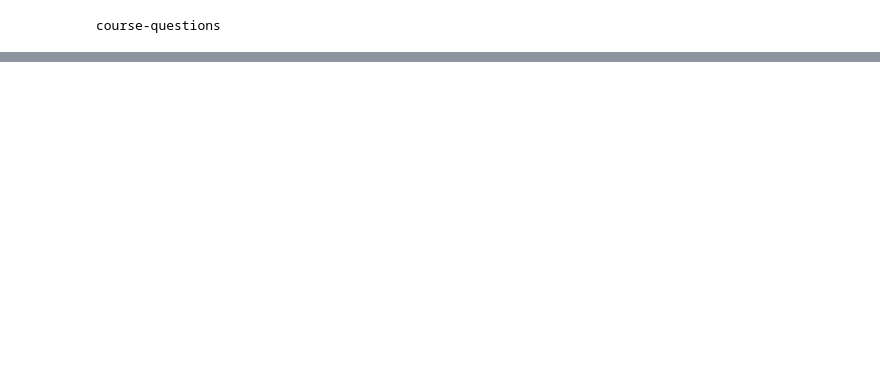
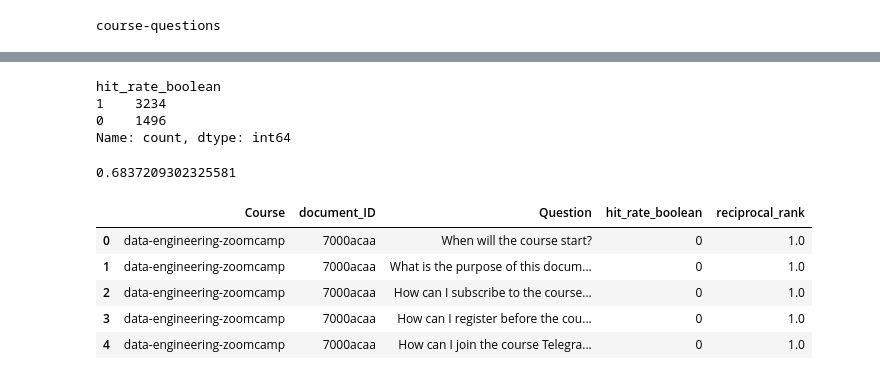
Before and after one commit to peterchettiar/LLMZoomcamp_2024, a Jupyter notebook: Module-3-vector-databases/evaluating_text_search.ipynb, the cells around one changed output, grey strips where cells are left out. Drawn from its saved outputs; the diff is of its cells as text; code cells hidden in the pictures; blank space fills up the shorter version.

```diff
--- a/Module-3-vector-databases/evaluating_text_search.ipynb
+++ b/Module-3-vector-databases/evaluating_text_search.ipynb
@@ -129,0 +131,20 @@ ground_truth_df.head()
+# %%
+ground_truth_df.dropna(inplace=True)
+# %%
+# now that we have loaded our ground truth dataset, we can evaluate our retrieval system
+# lets proceed to define a funtion that returns the first metric, hit rate
+# hit rate is the percentage of successful results where the system returns at least one relevant document
+
+def hit_rate(course:str, doc_id:str, query:str):
+    query_res = elasticsearch_query(query=query, course=course)
+
+    hit_rate = [True if res["_source"]['id'] == doc_id else False for res in query_res]
+
+    if any(hit_rate):
+        return 1
+
+    return 0
+# %%
+ground_truth_df['hit_rate_boolean'] = ground_truth_df.apply(lambda x : hit_rate(x['Course'],x['document_ID'],x['Question']), axis=1)
+
+ground_truth_df.head()
@@ -129,0 +158,34 @@ ground_truth_df.head()
+# %%
+ground_truth_df.hit_rate_boolean.value_counts()
+# %% [output]
+hit_rate_boolean
+1    3234
+0    1496
+Name: count, dtype: int64
+# %%
+# time to calculate hit-rate
+ground_truth_df['hit_rate_boolean'].sum() / ground_truth_df['hit_rate_boolean'].count()
+# %% [output]
+0.6837209302325581
+# %%
+# now to define a function that returns the rank of the relevant results for a particular query
+def mrr(course:str, doc_id:str, query:str) -> int:
+    query_res = elasticsearch_query(query=query, course=course)
+
+    id_res = [res['_source']['id'] for res in query_res]
+
+    for index, id in enumerate(id_res):
+        if id == doc_id:
+            return 1/(index+1)
+    return 0
+# %%
+ground_truth_df['reciprocal_rank'] = ground_truth_df.apply(lambda x : mrr(x['Course'],x['document_ID'],x['Question']), axis=1)
+
+ground_truth_df.head()
+# %% [output]
+|  | Course | document_ID | Question | hit_rate_boolean | reciprocal_rank |
+| 0 | data-engineering-zoomcamp | 7000acaa | When will the course start? | 0 | 1.0 |
+| 1 | data-engineering-zoomcamp | 7000acaa | What is the purpose of this docum... | 0 | 1.0 |
+| 2 | data-engineering-zoomcamp | 7000acaa | How can I subscribe to the course... | 0 | 1.0 |
+| 3 | data-engineering-zoomcamp | 7000acaa | How can I register before the cou... | 0 | 1.0 |
+| 4 | data-engineering-zoomcamp | 7000acaa | How can I join the course Telegra... | 0 | 1.0 |
```
Also changed, not shown: parts of 8 cells of this notebook.
